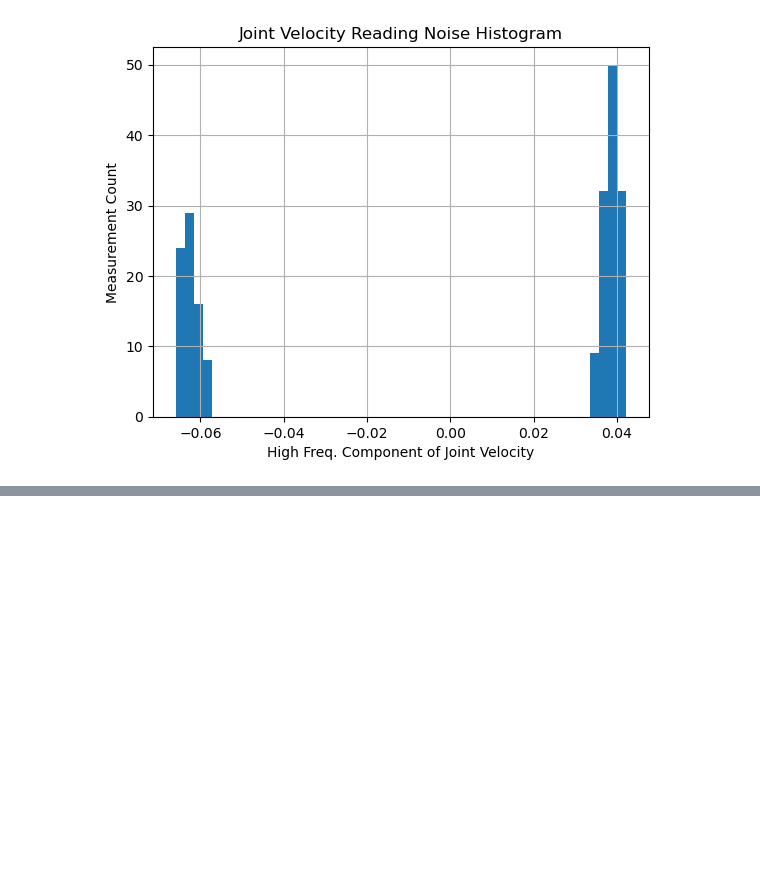
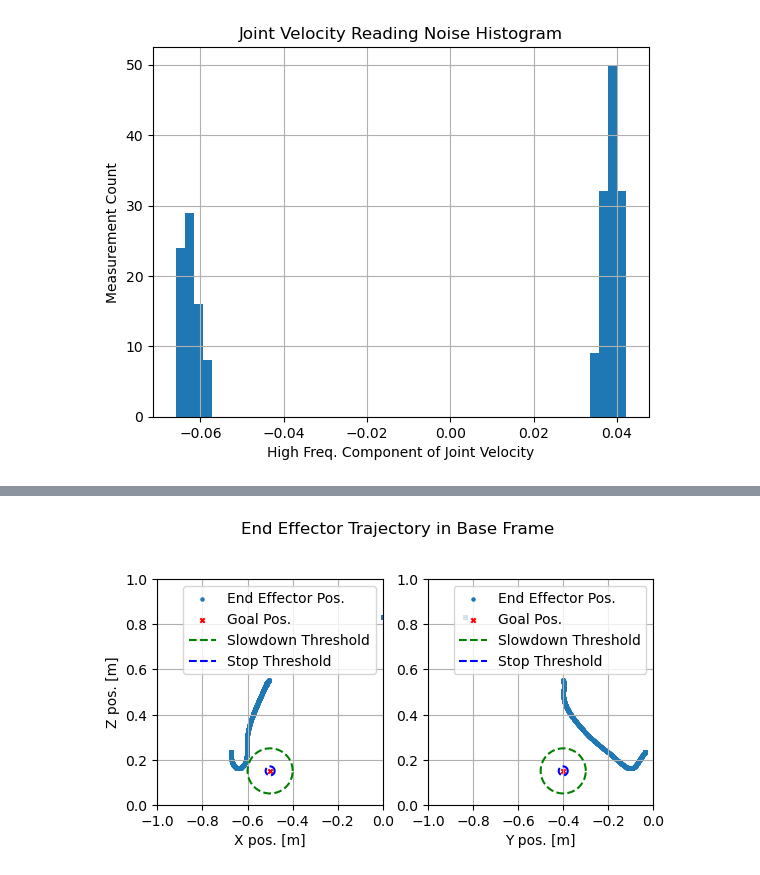
Before and after one commit to denizsoysal/ARCS, a Jupyter notebook: scripts/plot_log.ipynb, the cells around one changed output, grey strips where cells are left out. Drawn from its saved outputs; the diff is of its cells as text; code cells hidden in the pictures; blank space fills up the shorter version.

Commit message:
updated trajectory on the README

```diff
--- a/scripts/plot_log.ipynb
+++ b/scripts/plot_log.ipynb
@@ -69,0 +72,8 @@ fig.savefig("../docs/figs/vel_signal_hist.svg", bbox_inches='tight')
+# %%
+df = pd.read_csv("../data/iiwase_log_one_abag.csv", header=None,
+                names=["time", "activity", "stream", "signal", "value"], parse_dates=["time"])
+
+# only take the second trial in the file
+df = df[df["time"] > pd.Timestamp(year=2023, month=1, day=25, hour=11, minute=47)]
+
+df.head()
@@ -69,0 +102,42 @@ fig.savefig("../docs/figs/vel_signal_hist.svg", bbox_inches='tight')
+# %%
+cartx = df[df["signal"] == "cart_x"]
+carty = df[df["signal"] == "cart_y"]
+cartz = df[df["signal"] == "cart_z"]
+# %%
+# plot the slowdown and stop thresholds
+phi = np.linspace(0, 2*np.pi, 100)
+
+stop_thresh = 0.02
+slowdown_thresh = 0.1
+x_goal = -0.5
+y_goal = -0.4
+z_goal = 0.15
+
+fig, ax = plt.subplots(1, 2)
+
+for axes in ax:
+    axes.set_aspect("equal", anchor="SW")
+
+ax[0].scatter(cartx["value"], cartz["value"], s=5, label="End Effector Pos.")
+ax[1].scatter(carty["value"], cartz["value"], s=5, label="End Effector Pos.")
+ax[0].scatter(x_goal, z_goal, s=10, c='r', marker='x', label="Goal Pos.")
+ax[1].scatter(y_goal, z_goal, s=10, c='r', marker='x', label="Goal Pos.")
+
+ax[0].set(xlabel="X pos. [m]", ylabel="Z pos. [m]", xlim=[-1, 0], ylim=[0, 1])
+ax[1].set(xlabel="Y pos. [m]", xlim=[-1, 0], ylim=[0, 1])
+
+ax[0].plot(x_goal + slowdown_thresh * np.cos(phi), z_goal + slowdown_thresh * np.sin(phi), 'g--', label="Slowdown Threshold")
+ax[0].plot(x_goal + stop_thresh * np.cos(phi), z_goal + stop_thresh * np.sin(phi), 'b--', label="Stop Threshold")
+
+ax[1].plot(y_goal + slowdown_thresh * np.cos(phi), z_goal + slowdown_thresh * np.sin(phi), 'g--', label="Slowdown Threshold")
+ax[1].plot(y_goal + stop_thresh * np.cos(phi), z_goal + stop_thresh * np.sin(phi), 'b--', label="Stop Threshold")
+
+for axes in ax:
+    axes.grid(True)
+    axes.legend(loc='upper right')
+
+fig.suptitle("End Effector Trajectory in Base Frame", y=0.7)
+
+fig.savefig("../docs/figs/trajectory.svg", bbox_inches="tight")
+# %% [output]
+[figure, added]
```
Also changed, not shown: parts of 3 cells of this notebook, 3 other files.
